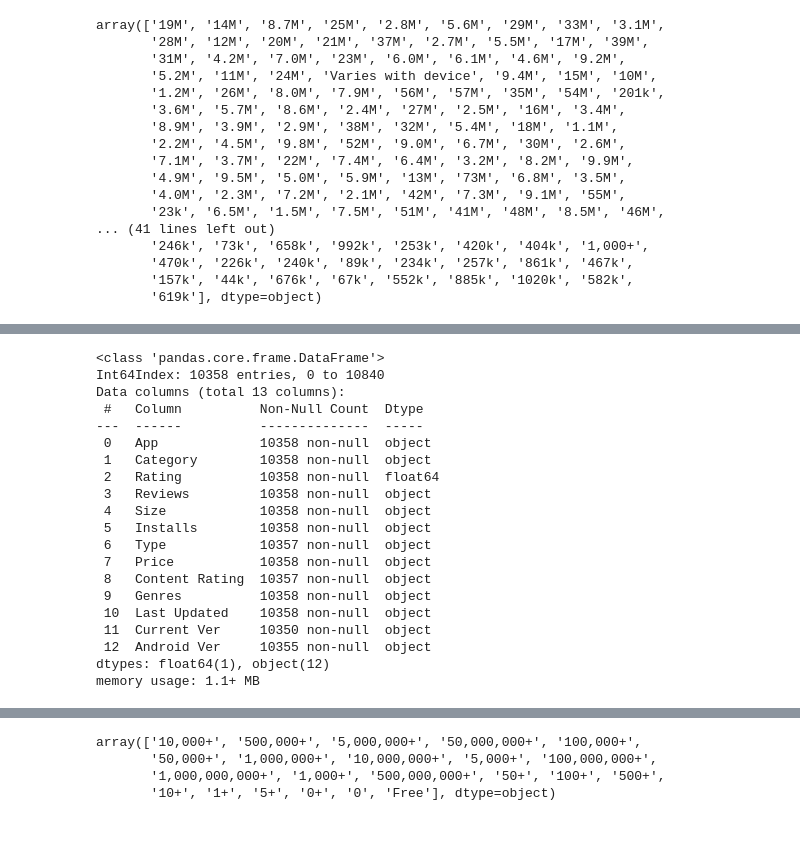
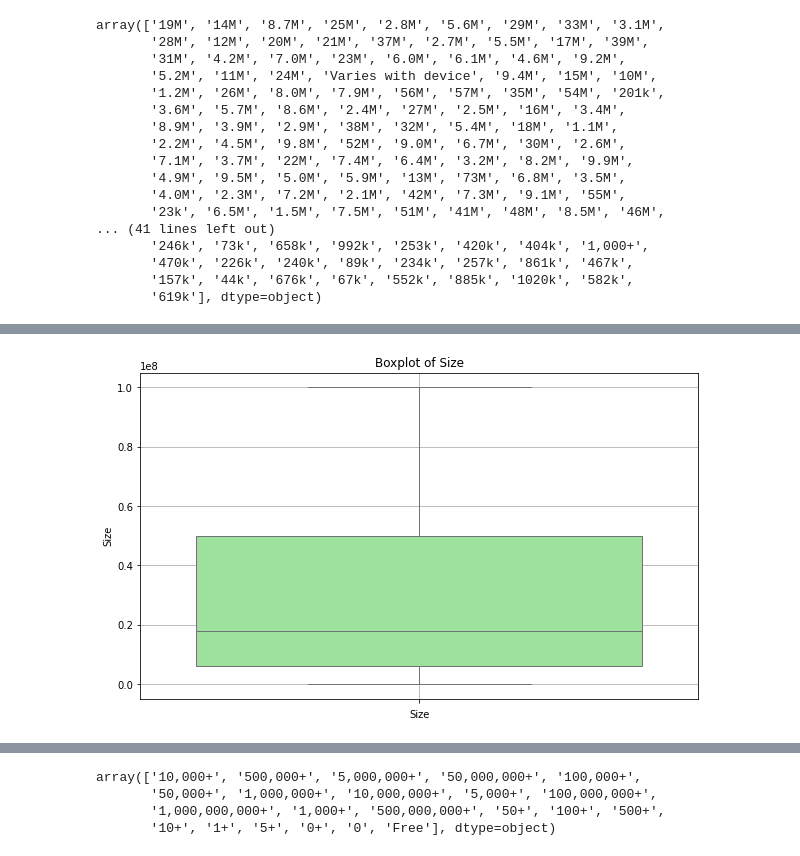
Before and after one commit to ayaatef11/Data-Preprocessing, a Jupyter notebook: solution.ipynb, the cells around one changed output, grey strips where cells are left out. Cells and saved outputs as stored; diff of their text form; code cells hidden in the pictures.

```diff
--- a/solution.ipynb
+++ b/solution.ipynb
@@ -183,23 +265,12 @@ array([19000000.0, 14000000.0, 8700000.0, 25000000.0, 2800000.0,
-# %%
-data.info()
-# %% [output]
-<class 'pandas.core.frame.DataFrame'>
-Int64Index: 10358 entries, 0 to 10840
-Data columns (total 13 columns):
- #   Column          Non-Null Count  Dtype
----  ------          --------------  -----
- 0   App             10358 non-null  object
- 1   Category        10358 non-null  object
- 2   Rating          10358 non-null  float64
- 3   Reviews         10358 non-null  object
- 4   Size            10358 non-null  object
- 5   Installs        10358 non-null  object
- 6   Type            10357 non-null  object
- 7   Price           10358 non-null  object
- 8   Content Rating  10357 non-null  object
- 9   Genres          10358 non-null  object
- 10  Last Updated    10358 non-null  object
- 11  Current Ver     10350 non-null  object
- 12  Android Ver     10355 non-null  object
-dtypes: float64(1), object(12)
-memory usage: 1.1+ MB
+# %%
+#visualize outliers using boxplot
+
+# Plot boxplot
+plt.figure(figsize=(10, 6))
+sns.boxplot(data['Size'], color='lightgreen')
+plt.title('Boxplot of Size')
+plt.xlabel('Size')
+plt.grid(True)
+plt.show()
+# %% [output]
+[figure, added]
```
Also changed, not shown: parts of 30 cells of this notebook.
